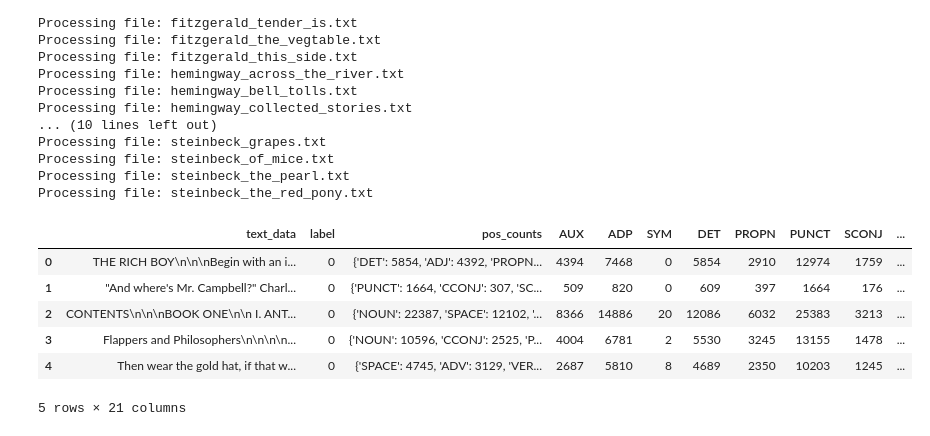
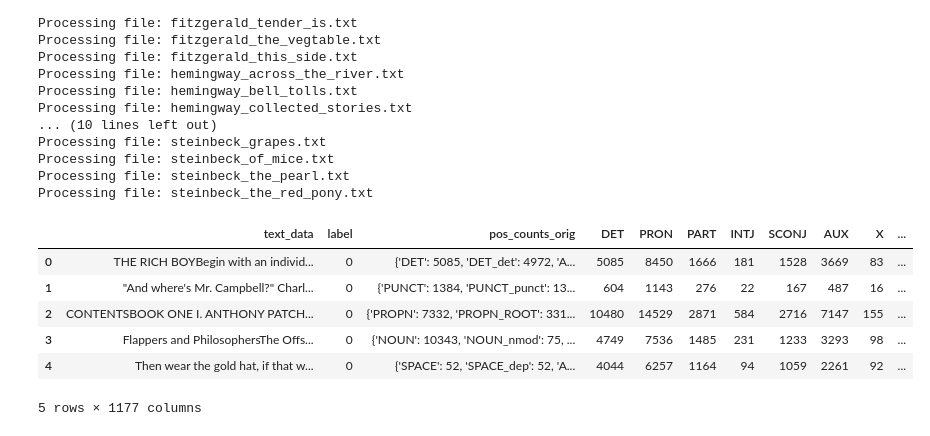
Before and after one commit to kspicer80/fitzgerald_hemingway, a Jupyter notebook: grammatical_parsing_for_feature_generation.ipynb, the cells around one changed output. Saved outputs shown, nothing was run; the diff lists cells and outputs as text; code cells hidden in the pictures.

```diff
--- a/grammatical_parsing_for_feature_generation.ipynb
+++ b/grammatical_parsing_for_feature_generation.ipynb
@@ -28,36 +28,56 @@ Processing file: steinbeck_the_red_pony.txt
 # %%
 nlp.max_length = 2000000
 # define a function to extract POS tags from a text and return a dictionary with the counts of each tag
 def get_pos_counts(text):
     doc = nlp(text)
     pos_counts = {}
     for token in doc:
         pos = token.pos_
         if pos in pos_counts:
             pos_counts[pos] += 1
         else:
             pos_counts[pos] = 1
+        dep = token.dep_
+        if dep != "":
+            dep_key = f"{pos}_{dep}"
+            if dep_key in pos_counts:
+                pos_counts[dep_key] += 1
+            else:
+                pos_counts[dep_key] = 1
     return pos_counts
 
 # apply the get_pos_counts function to each row in the dataframe
 #df["pos_counts"] = df["text_data"].progress_apply(get_pos_counts)
 
 def get_pos_counts_wrapper(text):
     return get_pos_counts(text)
 
+df['text_data'] = df['text_data'].str.replace('\n', ' ')
 df["pos_counts"] = list(tqdm(df["text_data"].apply(get_pos_counts_wrapper)))
 
 # extract the POS tags and their counts into separate columns in the dataframe
 pos_tags = set.union(*[set(d.keys()) for d in df["pos_counts"]])
+
+df = df.rename(columns={'pos_counts': 'pos_counts_orig'})
+
+pos_series_list = []
 for tag in pos_tags:
-    df[tag] = df["pos_counts"].apply(lambda x: x.get(tag, 0))
+    pos_series_list.append(df["pos_counts_orig"].apply(lambda x: x.get(tag, 0)))
 
+# concatenate all the series into a single dataframe
+pos_counts_df = pd.concat(pos_series_list, axis=1)
+
+# rename the columns to include the POS tag
+pos_counts_df.columns = [tag + '_count' for tag in pos_tags]
+
+# join the new dataframe to the original dataframe
+df = df.join(pos_counts_df)
 df.head()
 # %% [output]
-|  | text_data | label | pos_counts | AUX | ADP | SYM | DET | PROPN | PUNCT | SCONJ | ... |
-| 0 | THE RICH BOY\n\n\nBegin with an i... | 0 | {'DET': 5854, 'ADJ': 4392, 'PROPN... | 4394 | 7468 | 0 | 5854 | 2910 | 12974 | 1759 | ... |
-| 1 | "And where's Mr. Campbell?" Charl... | 0 | {'PUNCT': 1664, 'CCONJ': 307, 'SC... | 509 | 820 | 0 | 609 | 397 | 1664 | 176 | ... |
-| 2 | CONTENTS\n\n\nBOOK ONE\n\n I. ANT... | 0 | {'NOUN': 22387, 'SPACE': 12102, '... | 8366 | 14886 | 20 | 12086 | 6032 | 25383 | 3213 | ... |
-| 3 | Flappers and Philosophers\n\n\n\n... | 0 | {'NOUN': 10596, 'CCONJ': 2525, 'P... | 4004 | 6781 | 2 | 5530 | 3245 | 13155 | 1478 | ... |
-| 4 | Then wear the gold hat, if that w... | 0 | {'SPACE': 4745, 'ADV': 3129, 'VER... | 2687 | 5810 | 8 | 4689 | 2350 | 10203 | 1245 | ... |
+|  | text_data | label | pos_counts_orig | DET | PRON | PART | INTJ | SCONJ | AUX | X | ... |
+| 0 | THE RICH BOYBegin with an individ... | 0 | {'DET': 5085, 'DET_det': 4972, 'A... | 5085 | 8450 | 1666 | 181 | 1528 | 3669 | 83 | ... |
+| 1 | "And where's Mr. Campbell?" Charl... | 0 | {'PUNCT': 1384, 'PUNCT_punct': 13... | 604 | 1143 | 276 | 22 | 167 | 487 | 16 | ... |
+| 2 | CONTENTSBOOK ONE I. ANTHONY PATCH... | 0 | {'PROPN': 7332, 'PROPN_ROOT': 331... | 10480 | 14529 | 2871 | 584 | 2716 | 7147 | 155 | ... |
+| 3 | Flappers and PhilosophersThe Offs... | 0 | {'NOUN': 10343, 'NOUN_nmod': 75, ... | 4749 | 7536 | 1485 | 231 | 1233 | 3293 | 98 | ... |
+| 4 | Then wear the gold hat, if that w... | 0 | {'SPACE': 52, 'SPACE_dep': 52, 'A... | 4044 | 6257 | 1164 | 94 | 1059 | 2261 | 92 | ... |
-5 rows × 21 columns
+5 rows × 1177 columns
```
Also changed, not shown: parts of 5 cells of this notebook.
